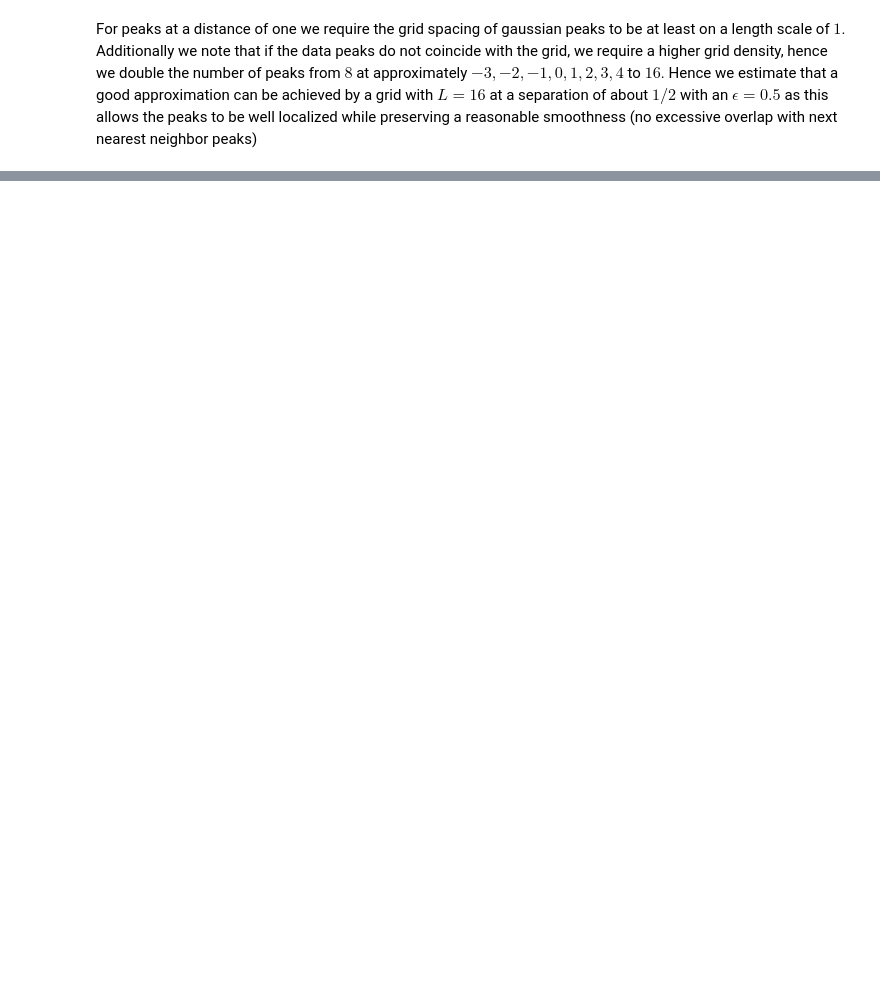
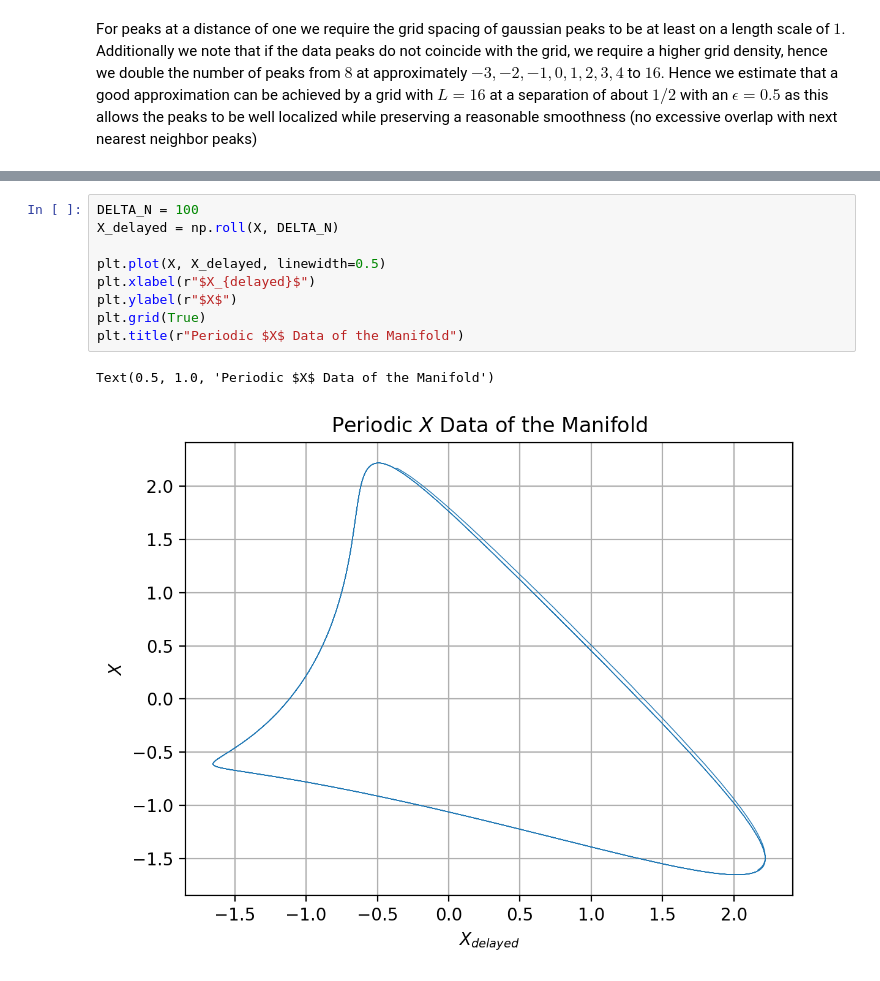
Before and after one commit to Erfan-Mashayekh/MLCMS, a Jupyter notebook: Exercise5/Ex5.ipynb, the cells around one changed output, grey strips where cells are left out. Drawn from its saved outputs; the diff is of its cells as text; blank space fills up the shorter version.

```diff
--- a/Exercise5/Ex5.ipynb
+++ b/Exercise5/Ex5.ipynb
@@ -96,0 +135,12 @@ basic_data_plot_task1(X_b, F_b)
+# %%
+DELTA_N = 100
+X_delayed = np.roll(X, DELTA_N)
+
+plt.plot(X, X_delayed, linewidth=0.5)
+plt.xlabel(r"$X_{delayed}$")
+plt.ylabel(r"$X$")
+plt.grid(True)
+plt.title(r"Periodic $X$ Data of the Manifold")
+# %% [output]
+Text(0.5, 1.0, 'Periodic $X$ Data of the Manifold')
+[figure, added]
```
Also changed, not shown: parts of 12 cells of this notebook, 2 other files.
